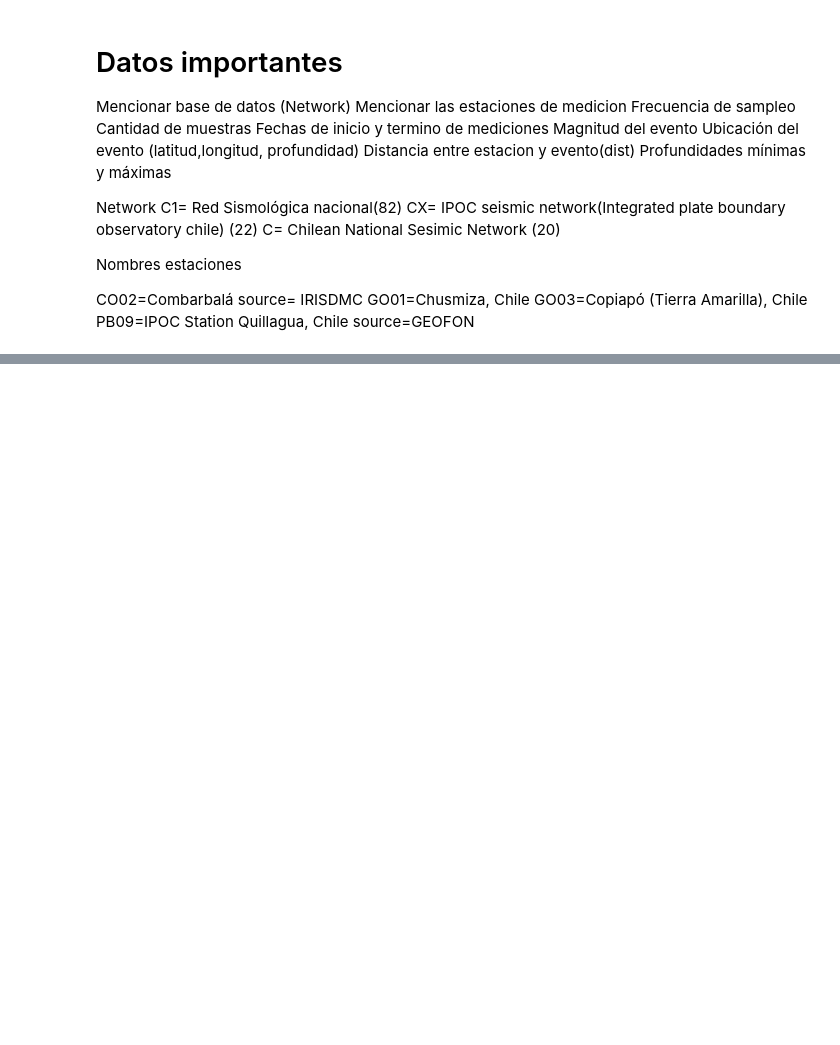
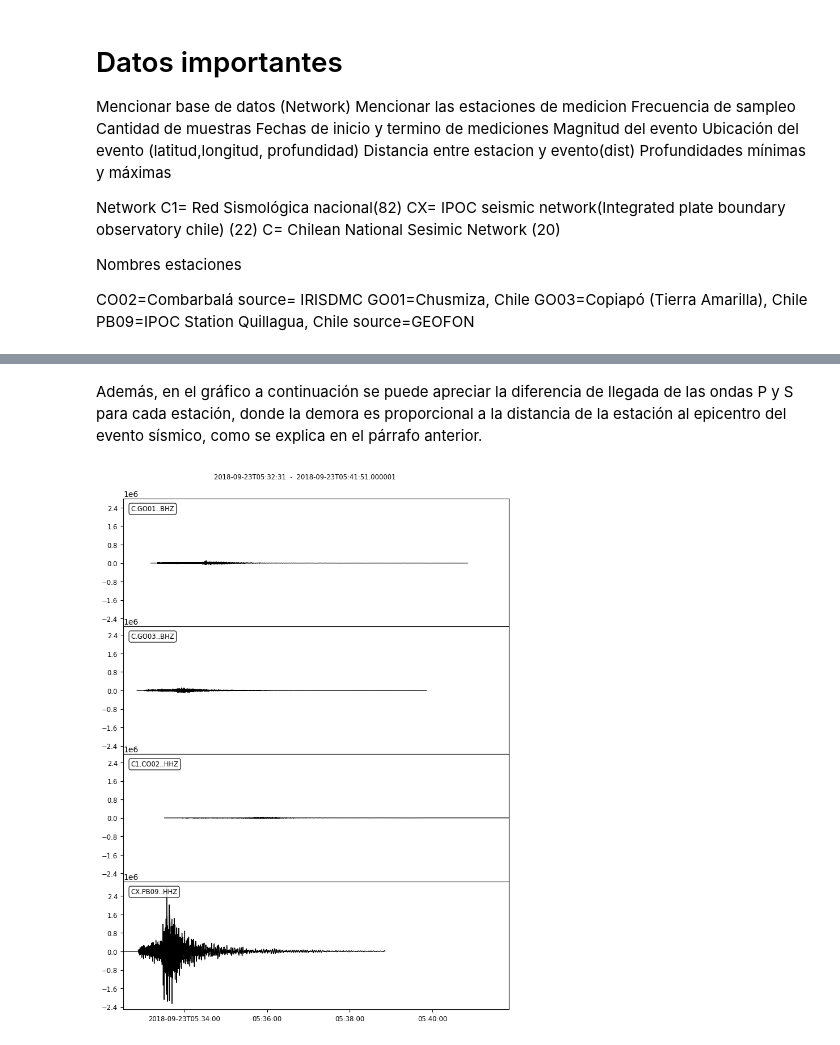
Before and after one commit to Juanjolio/Acus125---Trabajo-1, a Jupyter notebook: Trabajo 3/Untitled.ipynb, the cells around one changed output, grey strips where cells are left out. Saved outputs shown, nothing was run; the diff lists cells and outputs as text; code cells hidden in the pictures; blank space fills up the shorter version.

```diff
--- a/Trabajo 3/Untitled.ipynb
+++ b/Trabajo 3/Untitled.ipynb
@@ -130,0 +167,10 @@ PB09=IPOC Station Quillagua, Chile  source=GEOFON
+# %% [markdown]
+Además, en el gráfico a continuación se puede apreciar la diferencia de llegada de las ondas P y S para cada estación, donde la demora es proporcional a la distancia de la estación al epicentro del evento sísmico, como se explica en el párrafo anterior.
+# %%
+st_Z=read('Evento Sismico\CO02\CO02_HHZ.SAC')
+st_Z+=read('Evento Sismico\GO01\GO01_BHZ.SAC')
+st_Z+=read('Evento Sismico\GO03\GO03_BHZ.SAC')
+st_Z+=read('Evento Sismico\PB09\PB09_HHZ.SAC')
+st_Z.plot();
+# %% [output]
+[figure, added]
```
Also changed, not shown: parts of 7 cells of this notebook, 2 other files.
